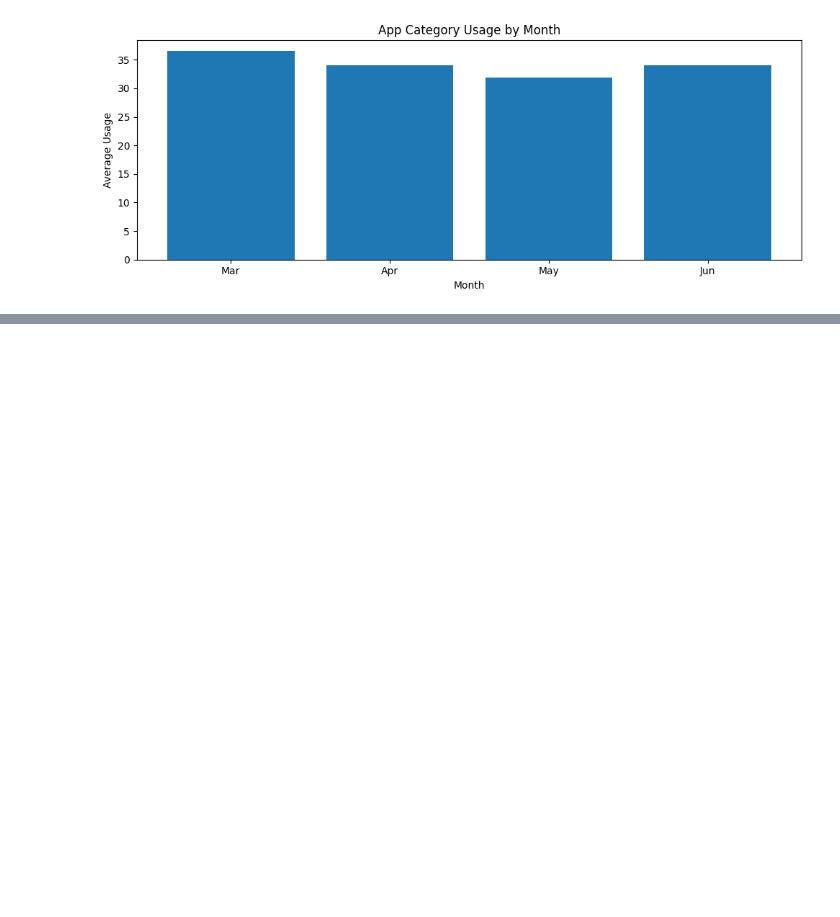
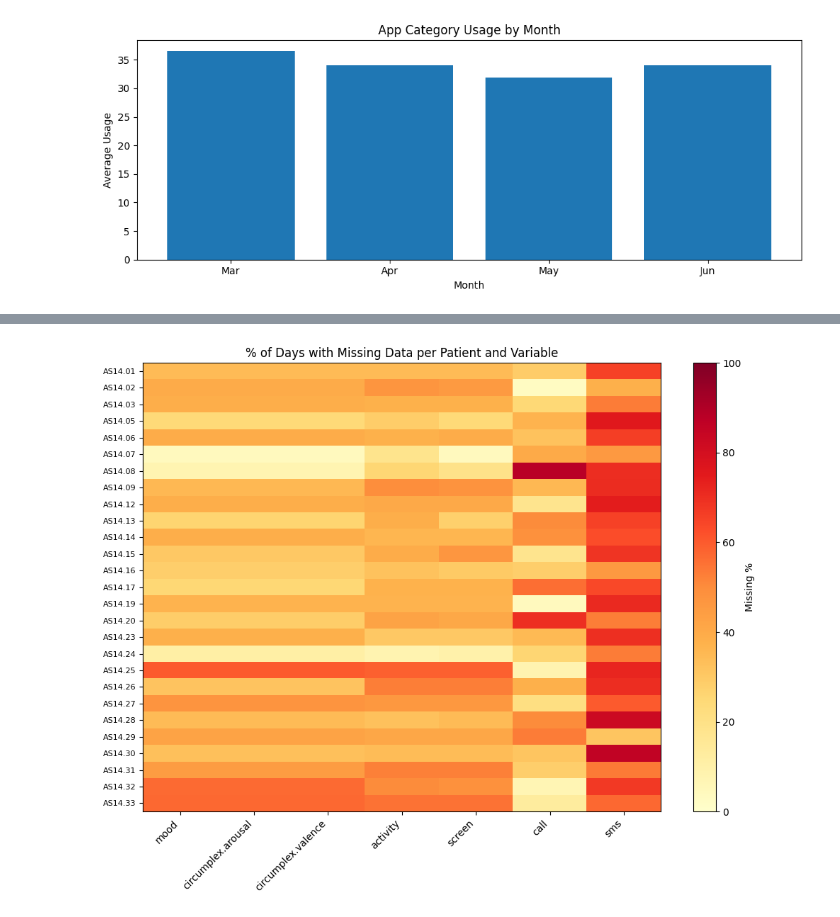
Before and after one commit to myriamth04/Data-Mining, a Jupyter notebook: eda.ipynb, the cells around one changed output, grey strips where cells are left out. Saved outputs shown, nothing was run; the diff lists cells and outputs as text; code cells hidden in the pictures; blank space fills up the shorter version.

Commit message:
some more plots for 1A - EDA with comments on results

```diff
--- a/eda.ipynb
+++ b/eda.ipynb
@@ -181,0 +275,45 @@ plt.show()
+# %%
+# grid of (patient, date, variable)
+all_dates = df.select("id", "date").unique()
+all_vars = df.select("variable").unique()
+
+daily_presence = (
+    df.group_by(["id", "date", "variable"])
+    .agg(pl.len().alias("n_records"))
+    .pivot(on="variable", index=["id", "date"], values="n_records")
+)
+
+key_vars = ["mood", "circumplex.arousal", "circumplex.valence",
+            "activity", "screen", "call", "sms"]
+
+missing_pct = []
+for var in key_vars:
+    for pid in sorted(df["id"].unique().to_list()):
+        patient_dates = daily_presence.filter(pl.col("id") == pid)
+        total_days = len(patient_dates)
+        if var in patient_dates.columns:
+            present = patient_dates[var].drop_nulls().len()
+        else:
+            present = 0
+        missing_pct.append({"id": pid, "variable": var,
+                           "missing_pct": round((1 - present/total_days) * 100, 1)})
+
+missing_df = pl.DataFrame(missing_pct)
+# %%
+pivot = missing_df.pivot(on="variable", index="id", values="missing_pct").sort("id")
+patient_ids = pivot["id"].to_list()
+matrix = pivot.drop("id").to_numpy()
+col_names = [c for c in pivot.columns if c != "id"]
+
+fig, ax = plt.subplots(figsize=(10, 8))
+im = ax.imshow(matrix, cmap="YlOrRd", aspect="auto", vmin=0, vmax=100)
+ax.set_xticks(range(len(col_names)))
+ax.set_xticklabels(col_names, rotation=45, ha="right")
+ax.set_yticks(range(len(patient_ids)))
+ax.set_yticklabels(patient_ids, fontsize=8)
+ax.set_title("% of Days with Missing Data per Patient and Variable")
+plt.colorbar(im, label="Missing %")
+plt.tight_layout()
+plt.show()
+# %% [output]
+[figure, added]
```
Also changed, not shown: parts of 14 cells of this notebook, 1 other file.
